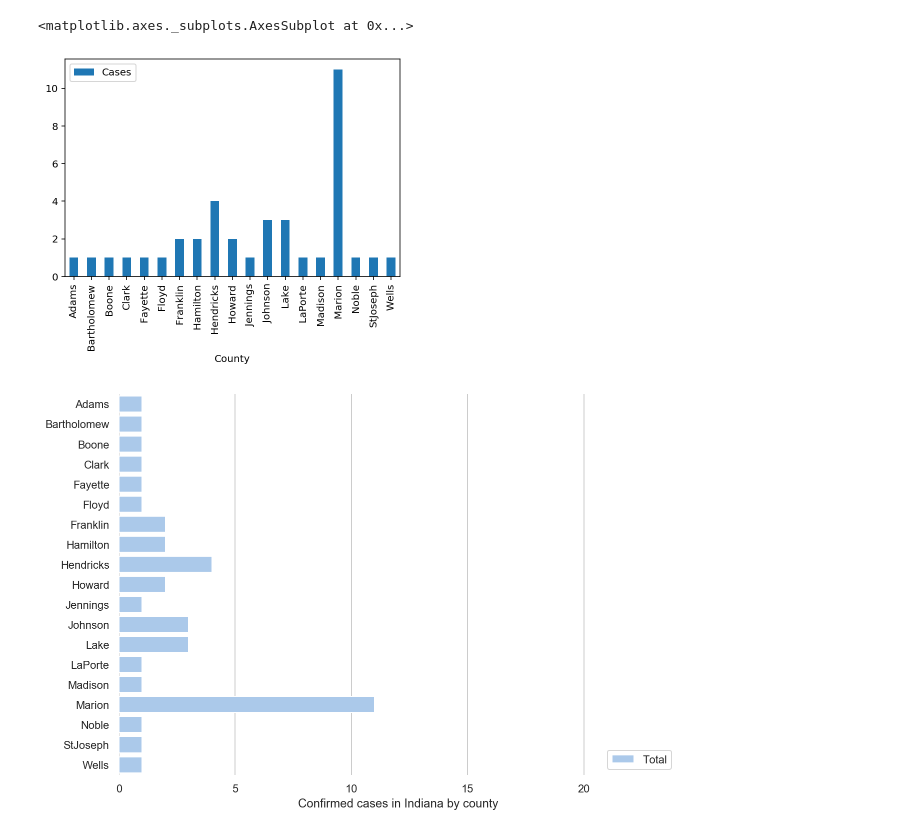
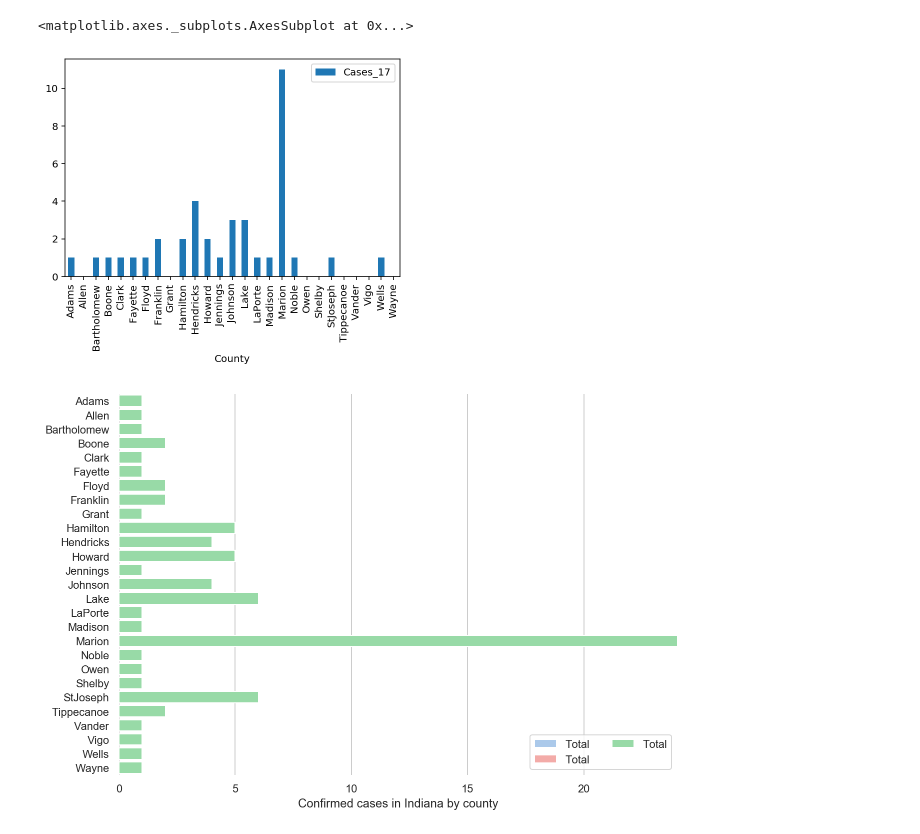
Before and after one commit to hilljtm/Indiana_covid19, a Jupyter notebook: counties.ipynb, the cells around one changed output. Drawn from its saved outputs; the diff is of its cells as text; code cells hidden in the pictures.

```diff
--- a/counties.ipynb
+++ b/counties.ipynb
@@ -19,8 +19,8 @@ df.head()
 # %%
-df.plot(x='County',y='Cases', kind='bar')
+df.plot(x='County',y='Cases_17', kind='bar')
 # %% [output]
 <matplotlib.axes._subplots.AxesSubplot at 0x...>
-[figure, old version]
+[figure, new version]
 # %%
 import seaborn as sns
 import matplotlib.pyplot as plt
@@ -34,14 +34,17 @@ df = pd.read_csv("Data/covid19_county.csv")
 
 # Plot the total cases
 sns.set_color_codes("pastel")
-sns.barplot(x=df["Cases"], y=df["County"], data=df,
+sns.barplot(x=df["Cases_17"], y=df["County"], data=df,
             label="Total", color="b")
+sns.barplot(x=df["Cases_18"], y=df["County"], data=df,
+            label="Total", color="r")
+sns.barplot(x=df["Cases_19"], y=df["County"], data=df,
+            label="Total", color="g")
 
 # Add a legend and informative axis label
 ax.legend(ncol=2, loc="lower right", frameon=True)
 ax.set(xlim=(0, 24), ylabel="",
        xlabel="Confirmed cases in Indiana by county")
 sns.despine(left=True, bottom=True)
-plt.savefig('covid.png', orientation='landscape', dpi=80)
 # %% [output]
-[figure, old version]
+[figure, new version]
```
Also changed, not shown: parts of 3 cells of this notebook, 4 other files.
